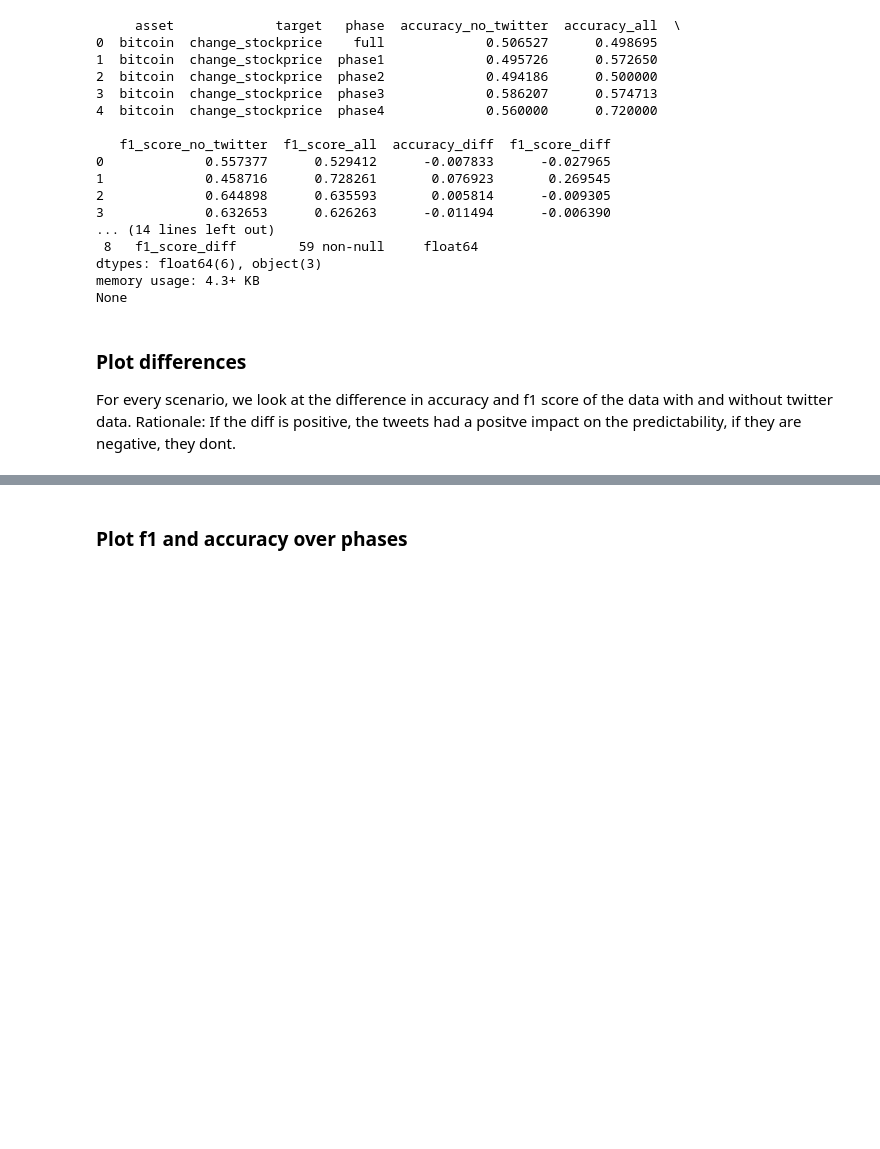
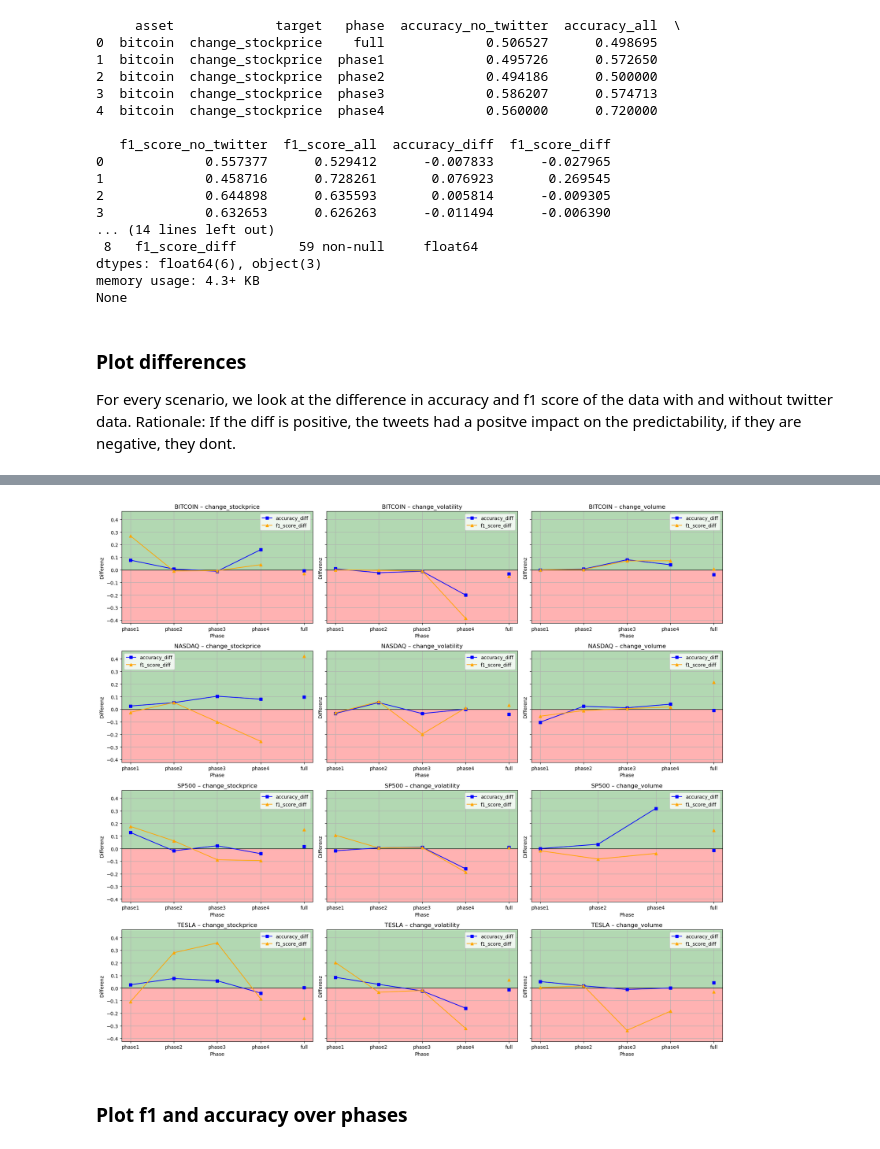
Before and after one commit to pmoll01/COIN2025_VollVertnuetelt, a Jupyter notebook: results/1. result_interpretation.ipynb, the cells around one changed output, grey strips where cells are left out. Saved outputs shown, nothing was run; the diff lists cells and outputs as text; code cells hidden in the pictures; blank space fills up the shorter version.

```diff
--- a/results/1. result_interpretation.ipynb
+++ b/results/1. result_interpretation.ipynb
@@ -151,3 +83,68 @@ plt.show()
+# %%
+import math
+import pandas as pd
+import matplotlib.pyplot as plt
+
+# Phasen in der richtigen Reihenfolge
+phase_order = ['phase1', 'phase2', 'phase3', 'phase4', 'full']
+df_merged['phase'] = pd.Categorical(df_merged['phase'], categories=phase_order, ordered=True)
+
+# Gruppieren
+grouped = df_merged.groupby(['asset', 'target'])
+combos = list(grouped.groups.keys())
+n_plots = len(combos)
+
+# Globale y-Grenzen (für konsistente Schattierung und Achsen über alle Subplots)
+global_min = df_merged[['accuracy_diff','f1_score_diff']].min().min()
+global_max = df_merged[['accuracy_diff','f1_score_diff']].max().max()
+ymin = global_min * 1.1
+ymax = global_max * 1.1
+
+# Raster: 3 Spalten, automatisch so viele Reihen wie nötig
+n_cols = 3
+n_rows = math.ceil(n_plots / n_cols)
+
+fig, axes = plt.subplots(n_rows, n_cols, figsize=(n_cols*6, n_rows*4), sharey=True)
+axes = axes.flatten()
+
+for ax, (asset, target) in zip(axes, combos):
+    grp = grouped.get_group((asset, target)).sort_values('phase')
+
+    phases = grp['phase'].tolist()
+    acc_d = grp['accuracy_diff'].tolist()
+    f1_d  = grp['f1_score_diff'].tolist()
+
+    # negative / positive Bereiche einfärben (global)
+    ax.axhspan(ymin,   0,   facecolor='red',   alpha=0.3)
+    ax.axhspan(0,      ymax, facecolor='green', alpha=0.3)
+    ax.axhline(0, color='black', linewidth=1)
+
+    # accuracy_diff: Linie für alle außer letzten Punkt
+    ax.plot(phases[:-1], acc_d[:-1], marker='s', label='accuracy_diff', color='blue')
+    # accuracy_diff: letzten Punkt nur als Marker
+    ax.plot(phases[-1], acc_d[-1], marker='s', linestyle='None', color='blue')
+
+    # f1_score_diff: Linie für alle außer letzten Punkt
+    ax.plot(phases[:-1], f1_d[:-1], marker='^', label='f1_score_diff', color='orange')
+    # f1_score_diff: letzten Punkt nur als Marker
+    ax.plot(phases[-1], f1_d[-1], marker='^', linestyle='None', color='orange')
+
+    # Titel und Achsen
+    ax.set_title(f'{asset.upper()} – {target}')
+    ax.set_xlabel('Phase')
+    ax.set_ylabel('Differenz')
+    ax.set_ylim(ymin, ymax)
+    ax.grid(True)
+    ax.legend()
+
+# Unbenutzte Achsen entfernen (falls n_rows*n_cols > n_plots)
+for ax in axes[n_plots:]:
+    fig.delaxes(ax)
+
+plt.tight_layout()
+plt.show()
+# %% [output]
+[figure, added]
 # %% [markdown]
 ### Plot f1 and accuracy over phases
 # %%
```
Also changed, not shown: parts of 4 cells of this notebook, 3 other files.
